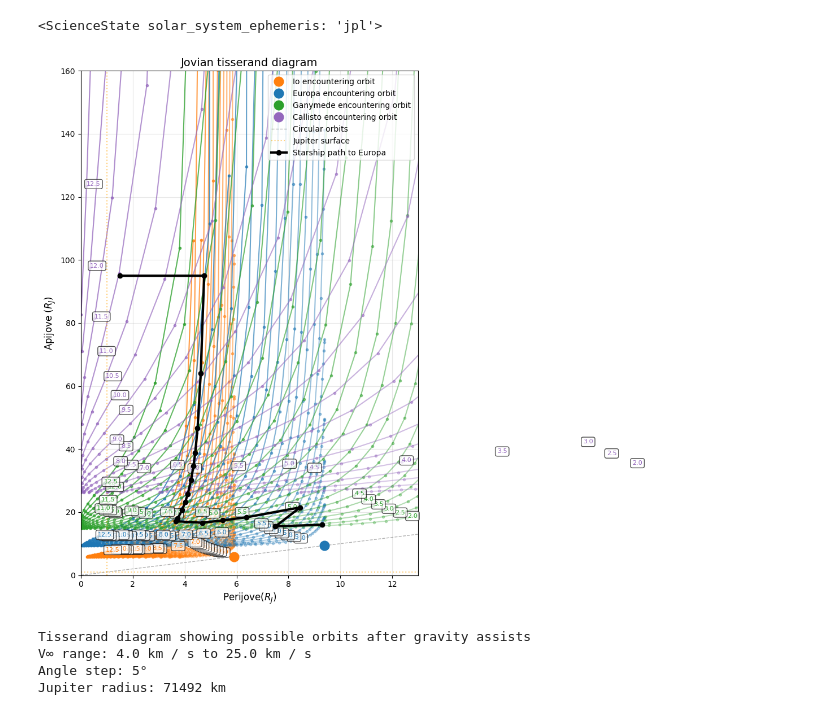
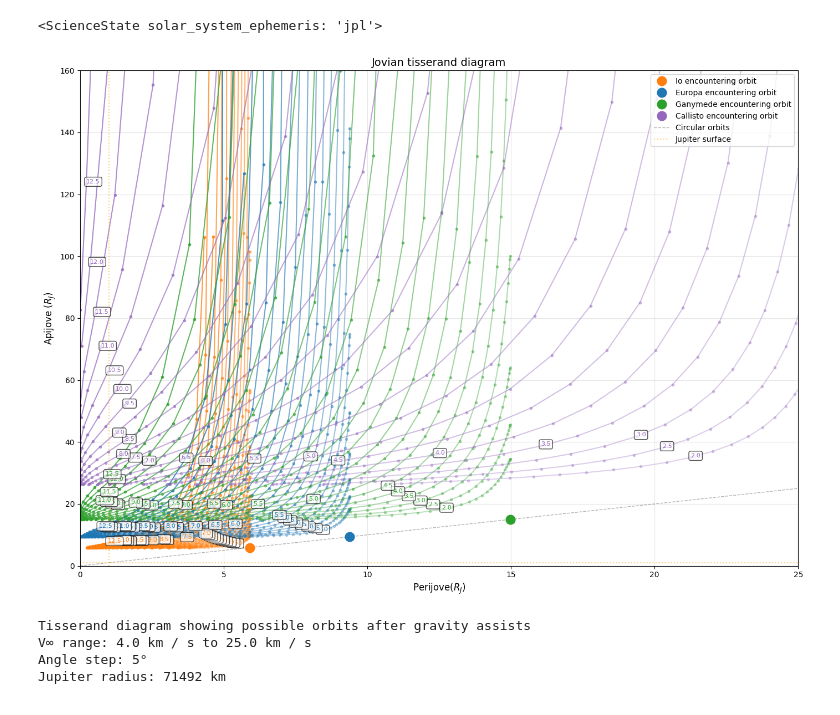
Before and after one commit to jackSN8/Starship_outer_planets_missions, a Jupyter notebook: tisserand_jovian_system.ipynb, the cells around one changed output. Drawn from its saved outputs; the diff is of its cells as text; code cells hidden in the pictures.

```diff
--- a/tisserand_jovian_system.ipynb
+++ b/tisserand_jovian_system.ipynb
@@ -203,42 +203,42 @@ path_RJ = np.array([
     [4.02042476, 23.19221317],
     [3.89803804, 20.65700544],
     [3.72882468, 18.01585515],
     [3.65765206, 17.10968188],
     [4.67559514, 16.62959757],
     [5.47343099, 17.38201832],
     [6.37460500, 18.34780724],
     [8.45205503, 21.49723533],
     [7.5,15.5],
     [9.3,16.0]
 ])
 
-ax.plot(
-    path_RJ[:, 0], path_RJ[:, 1],
-    color="k", linewidth=3,
-    marker="o", markersize=6,
-    zorder=50,                 # draw on top of contours
-    label="Starship path to Europa"
-)
+# ax.plot(
+#     path_RJ[:, 0], path_RJ[:, 1],
+#     color="k", linewidth=3,
+#     marker="o", markersize=6,
+#     zorder=50,                 # draw on top of contours
+#     label="Starship path to Europa"
+# )
 
 # Formatting
 ax.set_xlabel('Perijove($R_J$)', fontsize=12)
 ax.set_ylabel('Apijove ($R_J$)', fontsize=12)
 ax.set_title('Jovian tisserand diagram', fontsize=14)
 ax.legend(loc='upper right', fontsize=10)
 ax.grid(True, alpha=0.3)
-ax.set_xlim(left=0, right=13)
+ax.set_xlim(left=0, right=25)
 ax.set_ylim(bottom=0, top=160)
 
 
 plt.tight_layout()
 plt.show()
 
 print("Tisserand diagram showing possible orbits after gravity assists")
 print(f"V∞ range: {v_inftys[0]} to {v_inftys[-1]}")
 print(f"Angle step: {anglestep}°")
 print(f"Jupiter radius: {R_J:.0f} km")
 # %% [output]
-[figure, old version]
+[figure, new version]
 Tisserand diagram showing possible orbits after gravity assists
 V∞ range: 4.0 km / s to 25.0 km / s
 Angle step: 5°
```
Also changed, not shown: 5 other files.
